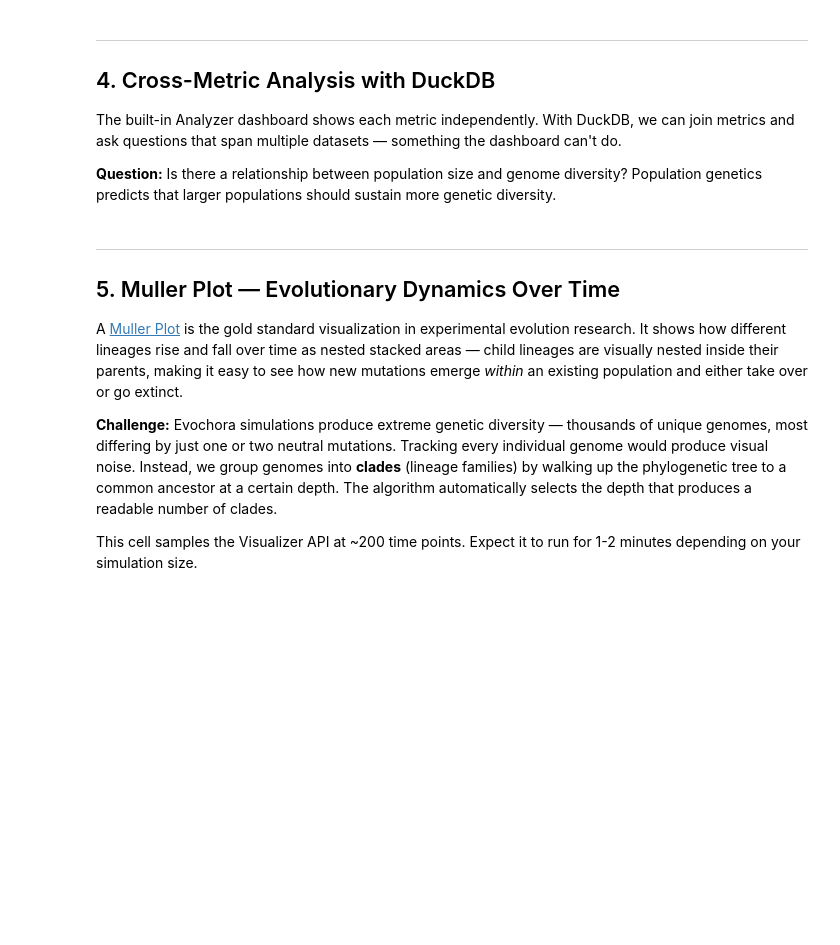
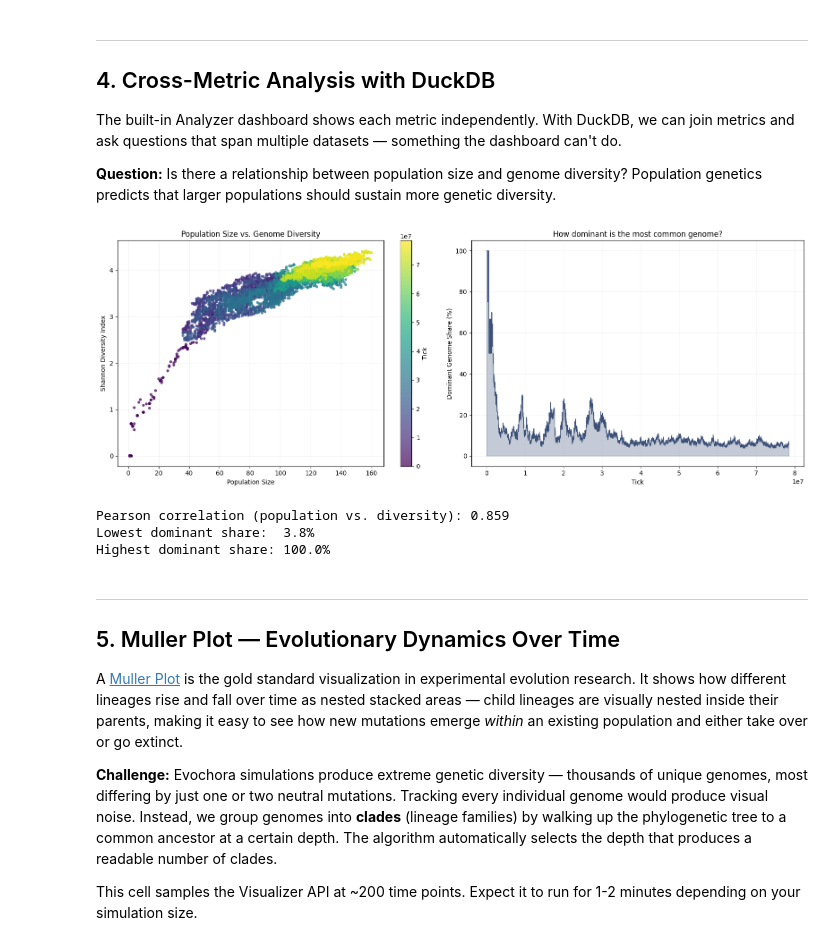
Before and after one commit to evochora/evochora, a Jupyter notebook: notebooks/data_analysis_guide.ipynb, the cells around one changed output. Cells and saved outputs as stored; diff of their text form; code cells hidden in the pictures; blank space fills up the shorter version.

```diff
--- a/notebooks/data_analysis_guide.ipynb
+++ b/notebooks/data_analysis_guide.ipynb
@@ -102,7 +142,7 @@ From this single data structure, we can reconstruct the entire evolutionary tree
 # %%
 # Fetch organism data at the latest available tick
 latest_tick = ticks['maxTick']
-data = requests.get(f"{BASE_URL}/visualizer/api/organisms/{latest_tick}").json()
+data = requests.get(f"{BASE_URL}/visualizer/api/organisms/{latest_tick}", params=run_params).json()
 
 organisms = data['organisms']
 tree_raw = data['genomeLineageTree']
@@ -311,7 +380,7 @@ import duckdb
 # Fetch genome diversity metric
 div = pd.DataFrame(requests.get(
     f"{BASE_URL}/analyzer/api/data",
-    params={"metric": "genome_diversity", "lod": "lod2"}
+    params={**run_params, "metric": "genome_diversity", "lod": "lod2"}
 ).json())
 
 # DuckDB: join population and diversity by tick
@@ -333,33 +402,38 @@ result = con.execute("""
 
 fig, axes = plt.subplots(1, 2, figsize=(16, 6))
 
 # Left: population size vs diversity (colored by time)
 sc = axes[0].scatter(result['alive_count'], result['shannon_index'],
                      c=result['tick'], cmap='viridis', s=12, alpha=0.7)
 plt.colorbar(sc, ax=axes[0], label='Tick')
 axes[0].set_xlabel('Population Size')
 axes[0].set_ylabel('Shannon Diversity Index')
 axes[0].set_title('Population Size vs. Genome Diversity')
 axes[0].grid(alpha=0.2)
 
 # Right: dominant genome share over time
 axes[1].fill_between(result['tick'], result['dominant_share'] * 100,
                      alpha=0.3, color='#3c5078')
 axes[1].plot(result['tick'], result['dominant_share'] * 100,
              color='#3c5078', linewidth=0.8)
 axes[1].set_xlabel('Tick')
 axes[1].set_ylabel('Dominant Genome Share (%)')
 axes[1].set_title('How dominant is the most common genome?')
 axes[1].grid(alpha=0.2)
 
 plt.tight_layout()
 plt.show()
 
 # Correlation analysis
 corr = result[['alive_count', 'shannon_index']].corr().iloc[0, 1]
 print(f"Pearson correlation (population vs. diversity): {corr:.3f}")
 print(f"Lowest dominant share:  {result['dominant_share'].min() * 100:.1f}%")
 print(f"Highest dominant share: {result['dominant_share'].max() * 100:.1f}%")
+# %% [output]
+[figure, added]
+Pearson correlation (population vs. diversity): 0.859
+Lowest dominant share:  3.8%
+Highest dominant share: 100.0%
 # %% [markdown]
 ---
 ## 5. Muller Plot — Evolutionary Dynamics Over Time
```
Also changed, not shown: parts of 8 cells of this notebook, 7 other files.
